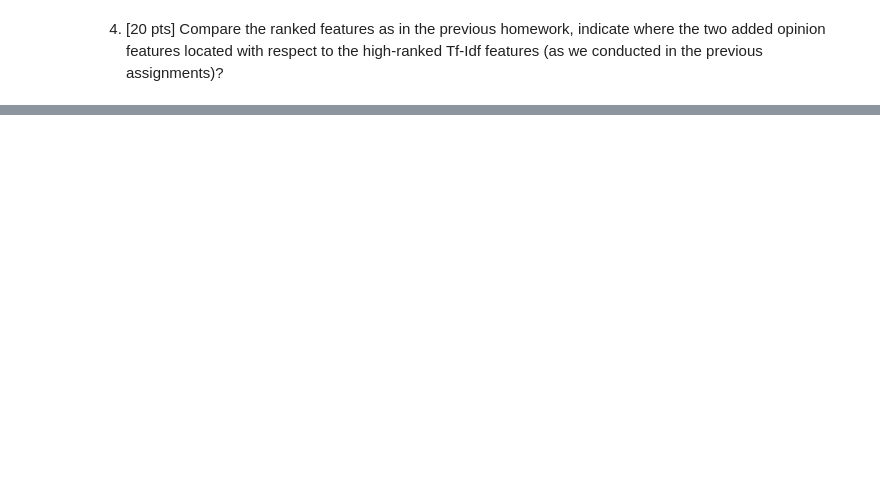
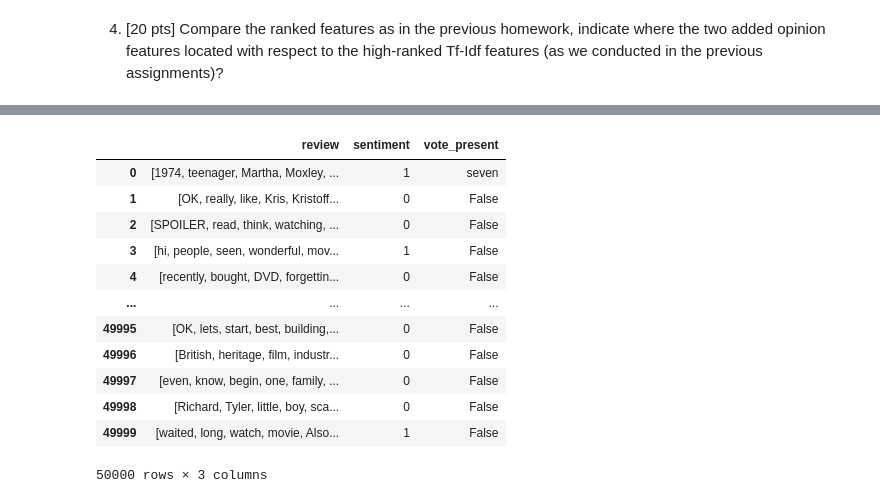
Before and after one commit to Higgs32584/cs_766_11, a Jupyter notebook: Michael_Higgins_Assignment_11.ipynb, the cells around one changed output, grey strips where cells are left out. Saved outputs shown, nothing was run; the diff lists cells and outputs as text; code cells hidden in the pictures; blank space fills up the shorter version.

```diff
--- a/Michael_Higgins_Assignment_11.ipynb
+++ b/Michael_Higgins_Assignment_11.ipynb
@@ -105,0 +291,16 @@ Outline an approach.
+# %%
+vote_df
+# %% [output]
+|  | review | sentiment | vote_present |
+| 0 | [1974, teenager, Martha, Moxley, ... | 1 | seven |
+| 1 | [OK, really, like, Kris, Kristoff... | 0 | False |
+| 2 | [SPOILER, read, think, watching, ... | 0 | False |
+| 3 | [hi, people, seen, wonderful, mov... | 1 | False |
+| 4 | [recently, bought, DVD, forgettin... | 0 | False |
+| ... | ... | ... | ... |
+| 49995 | [OK, lets, start, best, building,... | 0 | False |
+| 49996 | [British, heritage, film, industr... | 0 | False |
+| 49997 | [even, know, begin, one, family, ... | 0 | False |
+| 49998 | [Richard, Tyler, little, boy, sca... | 0 | False |
+| 49999 | [waited, long, watch, movie, Also... | 1 | False |
+50000 rows × 3 columns
```
Also changed, not shown: parts of 20 cells of this notebook.
